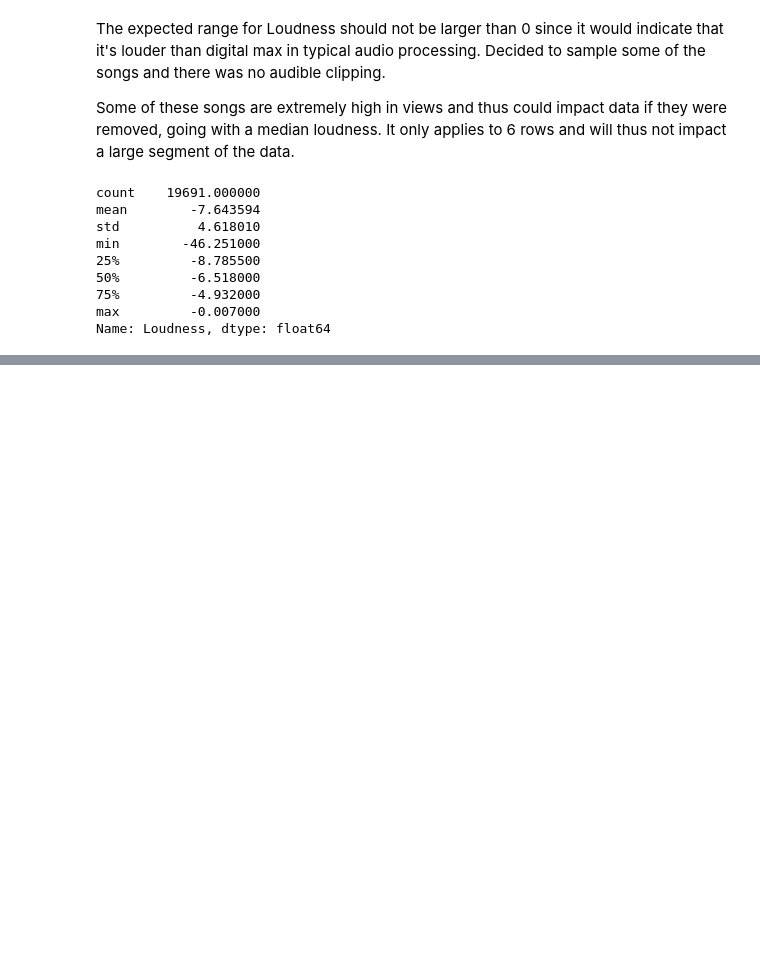
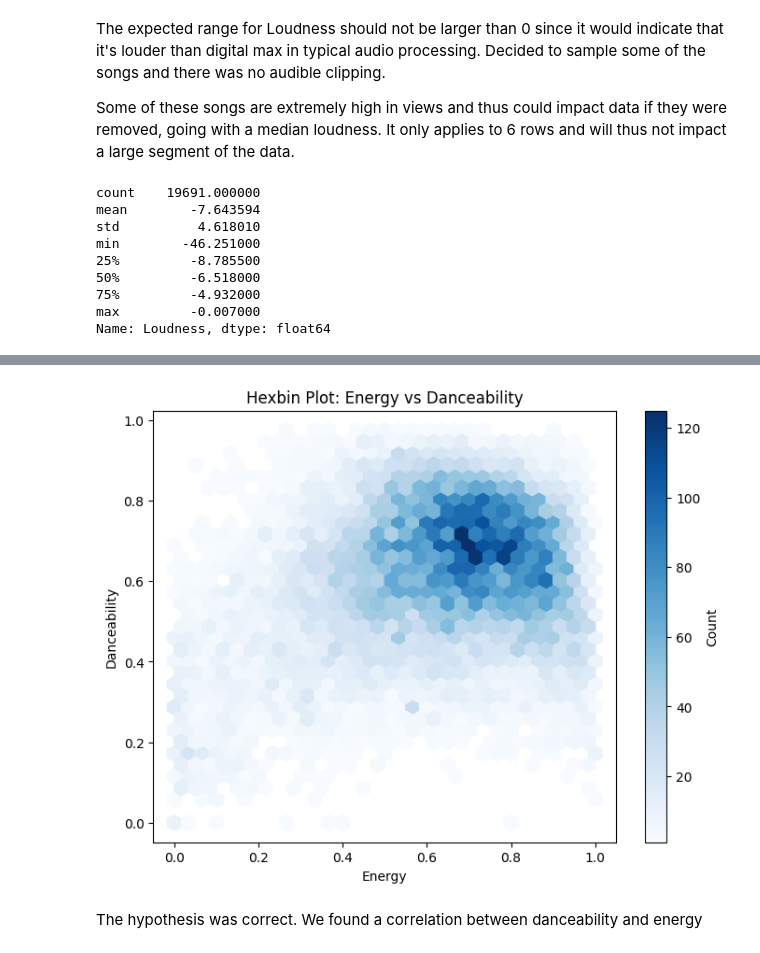
Before and after one commit to dangosailing/EDA_Excercise, a Jupyter notebook: spotify_yt.ipynb, the cells around one changed output, grey strips where cells are left out. Drawn from its saved outputs; the diff is of its cells as text; code cells hidden in the pictures; blank space fills up the shorter version.

```diff
--- a/spotify_yt.ipynb
+++ b/spotify_yt.ipynb
@@ -255,0 +345,12 @@ Name: Loudness, dtype: float64
+# %%
+plt.figure(figsize=(8, 6))
+plt.hexbin(spyt_df_clean['Energy'], spyt_df_clean['Danceability'], gridsize=30, cmap='Blues', mincnt=1)
+plt.colorbar(label='Count')
+plt.title('Hexbin Plot: Energy vs Danceability')
+plt.xlabel('Energy')
+plt.ylabel('Danceability')
+plt.show()
+# %% [output]
+[figure, added]
+# %% [markdown]
+The hypothesis was correct. We found a correlation between danceability and energy
```
Also changed, not shown: parts of 25 cells of this notebook.
